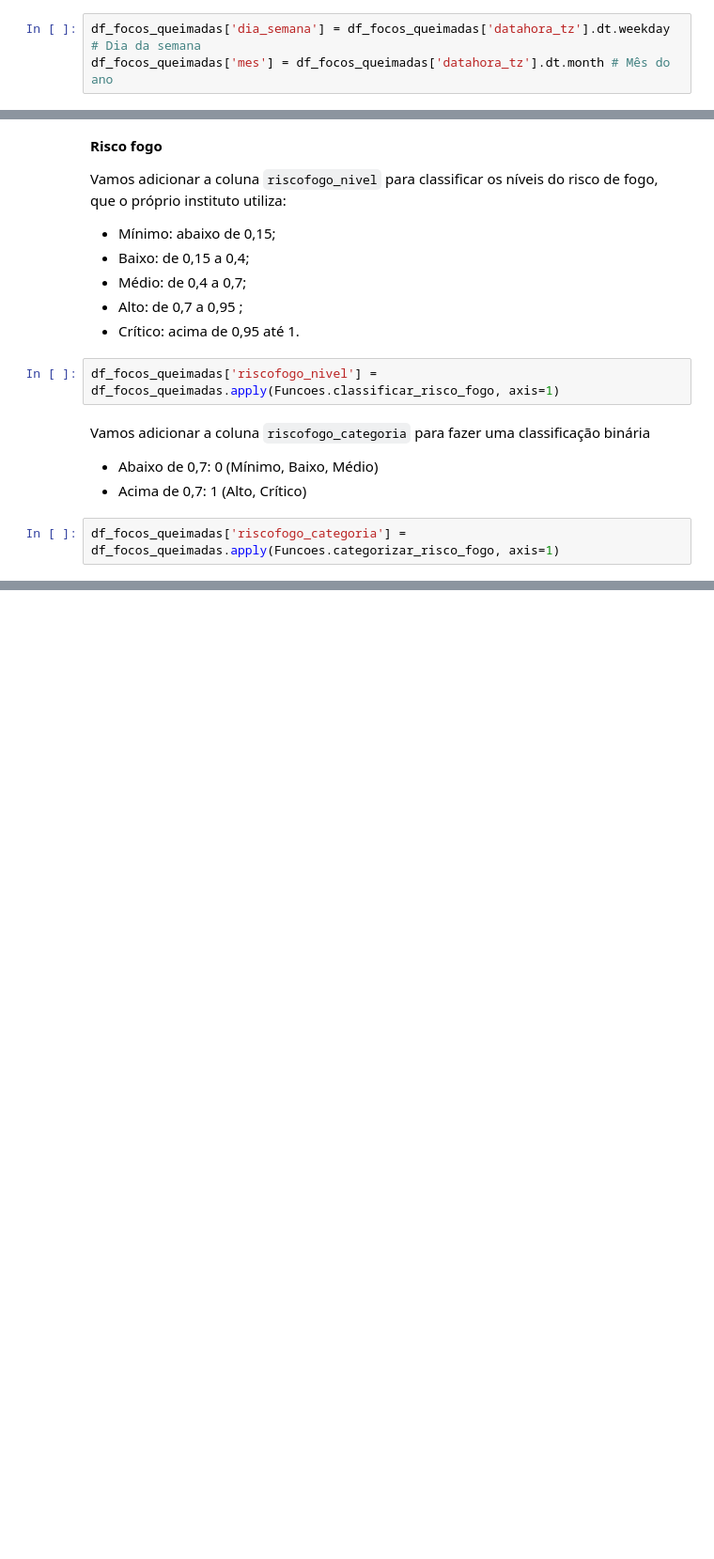
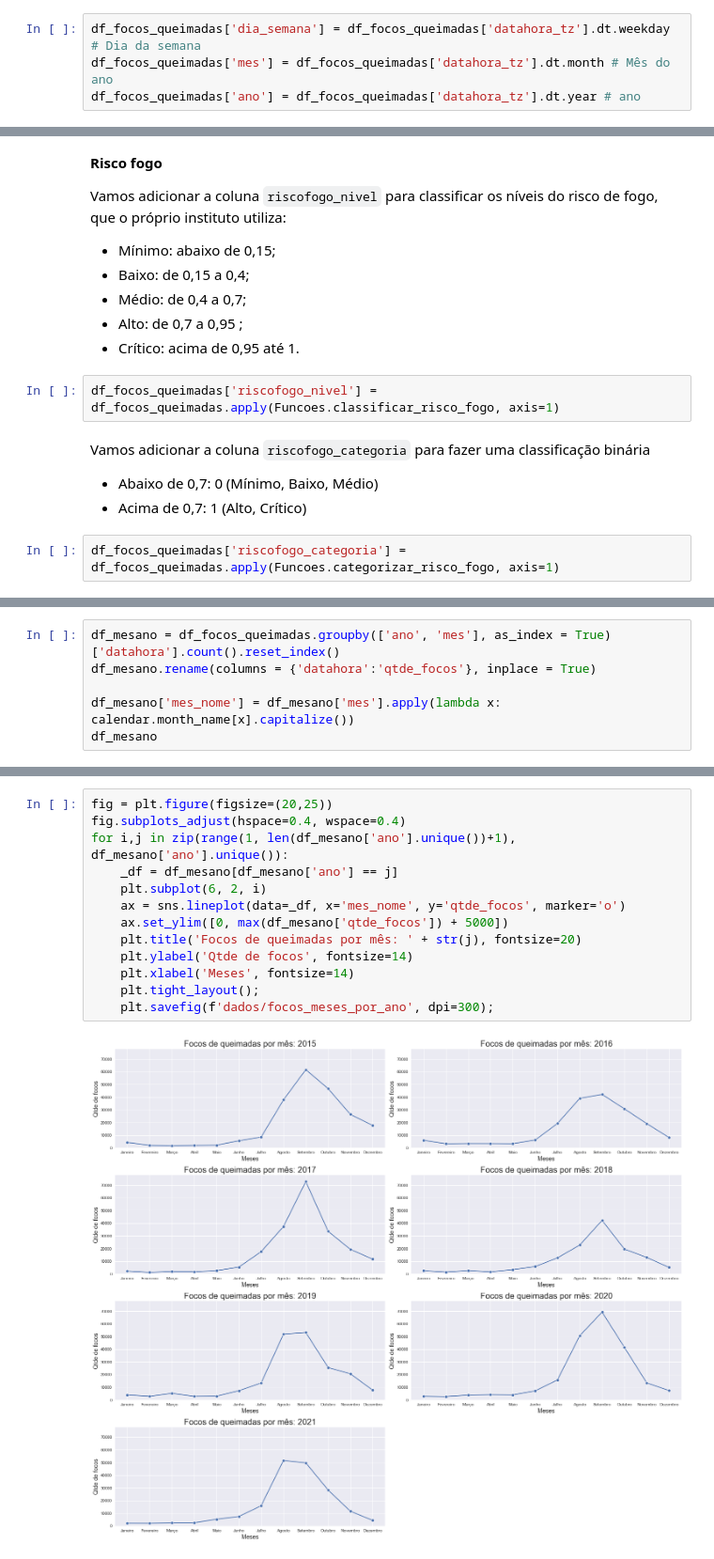
Before and after one commit to heavyrick/posgrad, a Jupyter notebook: final/focos_queimadas.ipynb, the cells around one changed output, grey strips where cells are left out. Shown at 94% size. Saved outputs shown, nothing was run; the diff lists cells and outputs as text; blank space fills up the shorter version.

```diff
--- a/final/focos_queimadas.ipynb
+++ b/final/focos_queimadas.ipynb
@@ -263,6 +295,7 @@ df_focos_queimadas['hora'] = Funcoes.converter_data_hora(df_focos_queimadas, 'da
 # %%
 df_focos_queimadas['dia_semana'] = df_focos_queimadas['datahora_tz'].dt.weekday # Dia da semana
 df_focos_queimadas['mes'] = df_focos_queimadas['datahora_tz'].dt.month # Mês do ano
+df_focos_queimadas['ano'] = df_focos_queimadas['datahora_tz'].dt.year # ano
 # %%
 df_focos_queimadas.head(5)
 # %% [output]
@@ -339,0 +484,6 @@ df_focos_queimadas_ml.head()
+# %%
+df_mesano = df_focos_queimadas.groupby(['ano', 'mes'], as_index = True)['datahora'].count().reset_index()
+df_mesano.rename(columns = {'datahora':'qtde_focos'}, inplace = True)
+
+df_mesano['mes_nome'] = df_mesano['mes'].apply(lambda x: calendar.month_name[x].capitalize())
+df_mesano
@@ -339,0 +504,15 @@ df_focos_queimadas_ml.head()
+# %%
+fig = plt.figure(figsize=(20,25))
+fig.subplots_adjust(hspace=0.4, wspace=0.4)
+for i,j in zip(range(1, len(df_mesano['ano'].unique())+1), df_mesano['ano'].unique()):
+    _df = df_mesano[df_mesano['ano'] == j]
+    plt.subplot(6, 2, i)
+    ax = sns.lineplot(data=_df, x='mes_nome', y='qtde_focos', marker='o')
+    ax.set_ylim([0, max(df_mesano['qtde_focos']) + 5000])
+    plt.title('Focos de queimadas por mês: ' + str(j), fontsize=20)
+    plt.ylabel('Qtde de focos', fontsize=14)
+    plt.xlabel('Meses', fontsize=14)
+    plt.tight_layout();
+    plt.savefig(f'dados/focos_meses_por_ano', dpi=300);
+# %% [output]
+[figure, added]
```
Also changed, not shown: parts of 86 cells of this notebook, 10 other files.
